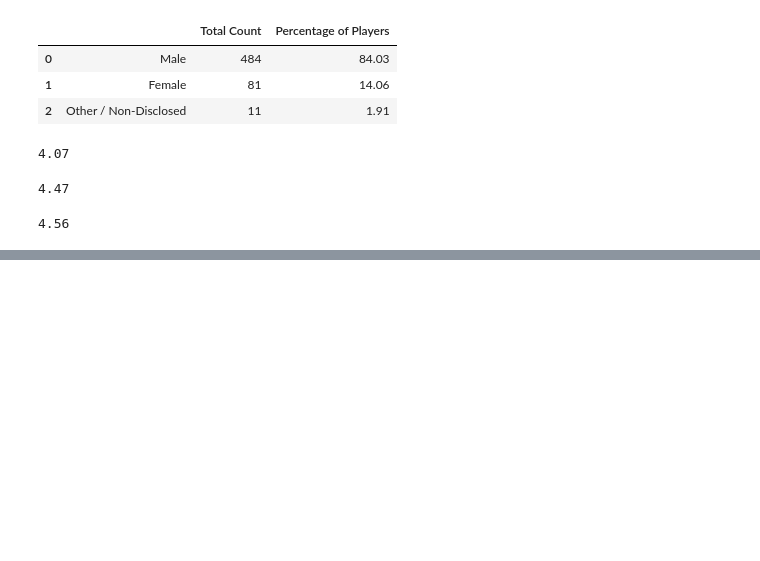
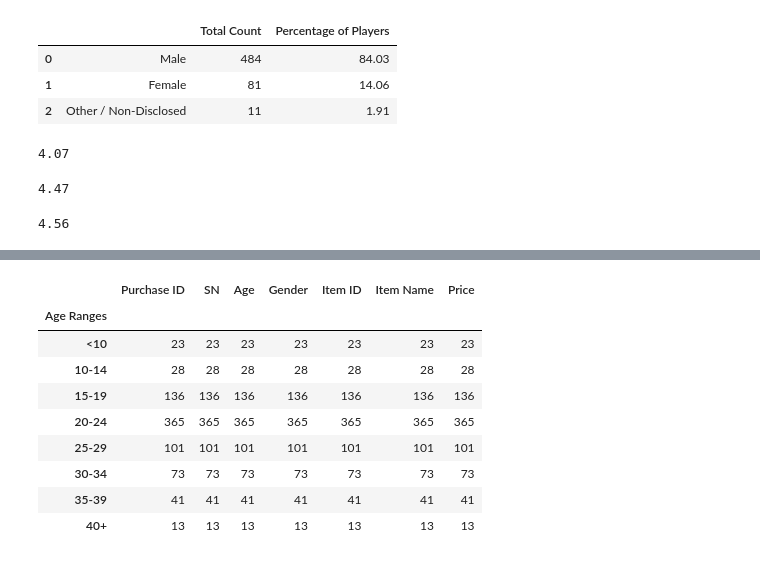
Before and after one commit to tdb219/pandas-challenge, a Jupyter notebook: HeroesOfPymoli/heroes_test.ipynb, the cells around one changed output, grey strips where cells are left out. Cells and saved outputs as stored; diff of their text form; code cells hidden in the pictures; blank space fills up the shorter version.

```diff
--- a/HeroesOfPymoli/heroes_test.ipynb
+++ b/HeroesOfPymoli/heroes_test.ipynb
@@ -240,0 +239,7 @@ purch_analysis_gender_df
+# %%
+#Create bins by age
+purchase_data_df["Age"].max()
+
+bin_age = [0, 9, 14, 19, 24, 29, 34, 39, 100]
+
+group_labels = ["<10", "10-14", "15-19", "20-24", "25-29", "30-34", "35-39", "40+"]
@@ -240,0 +257,3 @@ purch_analysis_gender_df
+# %%
+purchase_data_df["Age Ranges"] = pd.cut(purchase_data_df["Age"], bins=bin_age, labels = group_labels)
+purchase_data_df.head()
@@ -240,0 +267,14 @@ purch_analysis_gender_df
+# %%
+purchase_age_group = purchase_data_df.groupby(["Age Ranges"])
+purchase_age_group.count()
+# %% [output]
+|  | Purchase ID | SN | Age | Gender | Item ID | Item Name | Price |
+| Age Ranges |  |  |  |  |  |  |  |
+| <10 | 23 | 23 | 23 | 23 | 23 | 23 | 23 |
+| 10-14 | 28 | 28 | 28 | 28 | 28 | 28 | 28 |
+| 15-19 | 136 | 136 | 136 | 136 | 136 | 136 | 136 |
+| 20-24 | 365 | 365 | 365 | 365 | 365 | 365 | 365 |
+| 25-29 | 101 | 101 | 101 | 101 | 101 | 101 | 101 |
+| 30-34 | 73 | 73 | 73 | 73 | 73 | 73 | 73 |
+| 35-39 | 41 | 41 | 41 | 41 | 41 | 41 | 41 |
+| 40+ | 13 | 13 | 13 | 13 | 13 | 13 | 13 |
```
Also changed, not shown: parts of 14 cells of this notebook.
